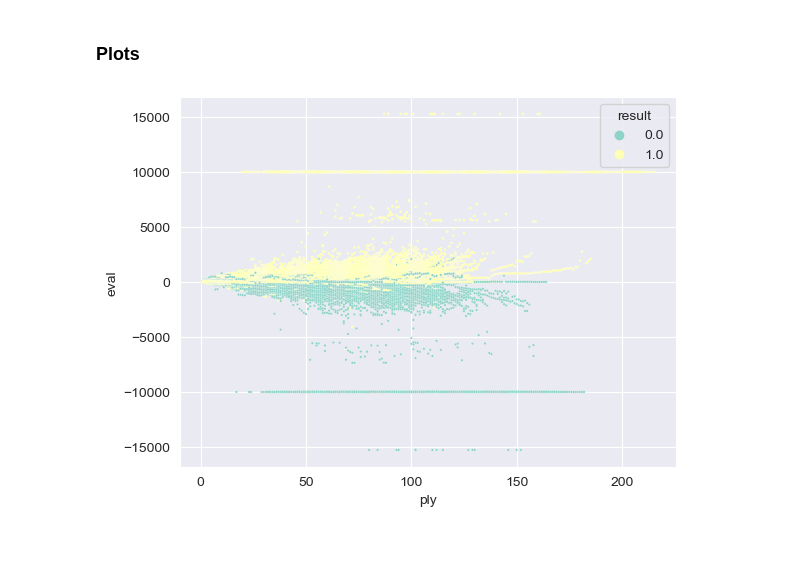
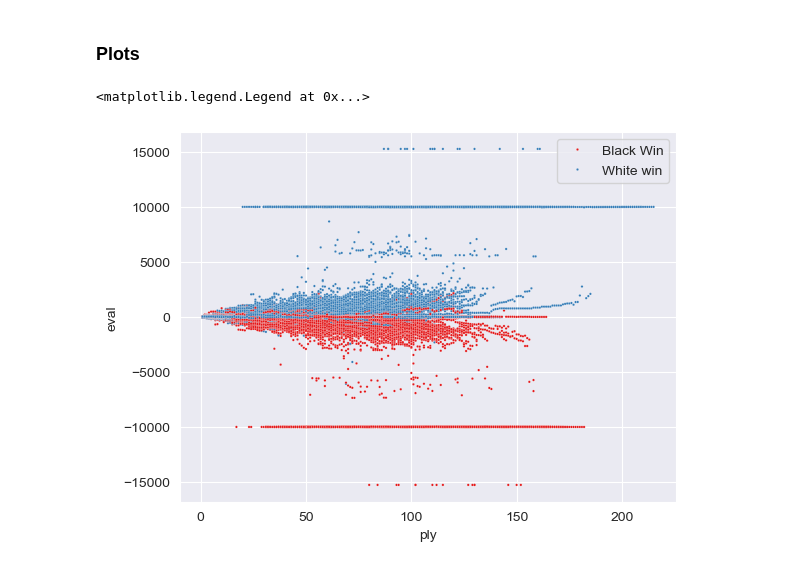
Before and after one commit to SandroMartens/Lichess-Win-Predictions, a Jupyter notebook: win_prob.ipynb, the cells around one changed output. Drawn from its saved outputs; the diff is of its cells as text; code cells hidden in the pictures.

```diff
--- a/win_prob.ipynb
+++ b/win_prob.ipynb
@@ -176,24 +167,29 @@ ConfusionMatrixDisplay.from_estimator(
 # %%
 pd.set_option("mode.chained_assignment", None)
 
 data_plot = data[["eval", "ply", "elo_dif", "result", "increment", "start_time"]]
 data_plot.loc[:, "result"] = (data_plot.loc[:, "result"] + 1).copy() / 2
 
 g = sns.scatterplot(
     data_plot,
     x="ply",
     y="eval",
     hue="result",
     s=3,
-    # palette="viridis",
+    palette="Set1",
 )
-legend = ["Black Win", "Draw", "White win",]
-# handles, labels = g.get_legend_handles_labels()
-# g.legend(handles, legend)
+legend = [
+    "Black Win",
+    # "Draw",
+    "White win",
+]
+handles, labels = g.get_legend_handles_labels()
+g.legend(handles, legend)
 
 # plt.savefig("images\\tmp\\ply_eval.png", dpi=300, facecolor="white")
 # %% [output]
+<matplotlib.legend.Legend at 0x...>
-[figure, old version]
+[figure, new version]
 # %%
 cps = pd.DataFrame(np.arange(-3000, 3000, 10), columns=["eval"])
 pred = pd.DataFrame(
```
Also changed, not shown: parts of 7 cells of this notebook, 1 other file.
